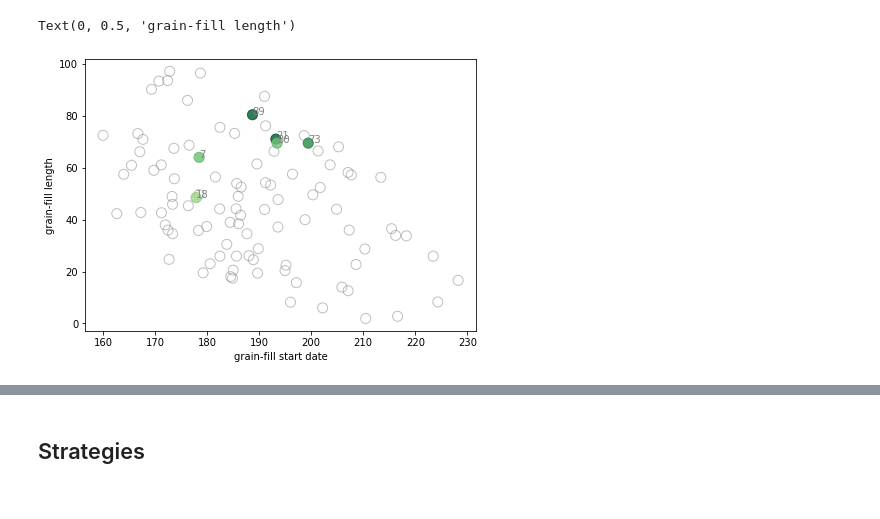
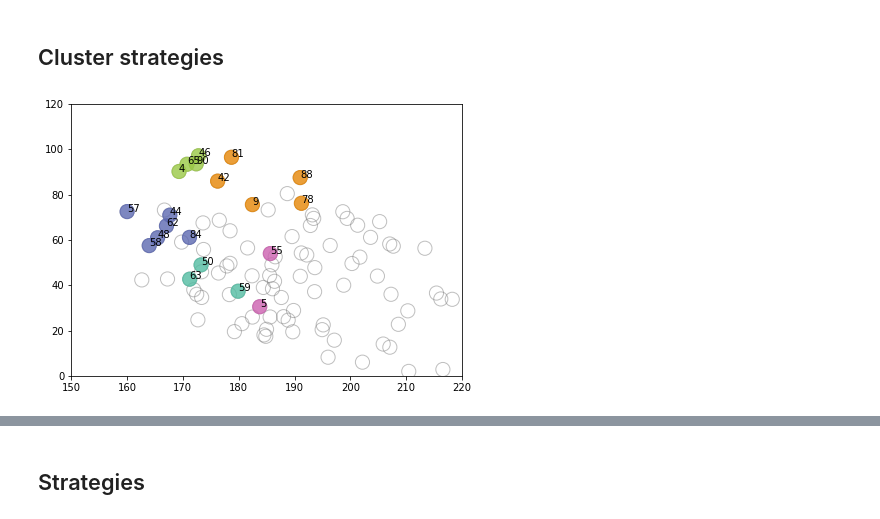
Before and after one commit to jennhsiao/upscale, a Jupyter notebook: notebooks/analys_strategies.ipynb, the cells around one changed output, grey strips where cells are left out. Saved outputs shown, nothing was run; the diff lists cells and outputs as text; code cells hidden in the pictures.

```diff
--- a/notebooks/analys_strategies.ipynb
+++ b/notebooks/analys_strategies.ipynb
@@ -89,36 +110,38 @@ Text(0, 0.5, 'grain-fill length')
-# %%
-# fetch gf start dates & gf length
-gf_startdates = df_phenology[df_phenology.pheno=='"grainFill"'].groupby(['cvar']).mean()['jday']
-gf_lengths = df_phenology[df_phenology.pheno=='"grainFill"'].groupby(['cvar']).mean()['pheno_days']
-
-# fetch top phenos
-#phenos = rank_top_phenos('present',20,1,1)[:50]
-#phenos = [73,25,21,30,89,12,54]
-phenos = [18,21,73,30,89,7]
-
-# visualization
-fig = plt.figure(figsize=(7,5))
-ax = fig.add_subplot(1,1,1)
-
-ax.scatter(gf_startdates, gf_lengths, alpha=0.5, s=100,
-           facecolor='none', edgecolor='grey')
-
-for pheno in phenos:
-    ax.annotate(pheno, (gf_startdates[pheno], gf_lengths[pheno]), color='grey')
-
-gfs = [gf_startdates[pheno] for pheno in phenos]
-gfl = [gf_lengths[pheno] for pheno in phenos]
-
-LAs = []
-for pheno in phenos:
-    LA = df_leaves.query(f'cvar=={pheno}').groupby('site').max()['LA'].mean()
-    LAs.append(LA)
-
-ax.scatter(gfs, gfl, c=LAs, s=100, cmap=YlGn_8.mpl_colormap,
-           vmin=500, vmax=8000, alpha=0.8)
-
-ax.set_xlabel('grain-fill start date')
-ax.set_ylabel('grain-fill length')
-# %% [output]
-Text(0, 0.5, 'grain-fill length')
-[figure, removed]
+# %% [markdown]
+## Cluster strategies
+# %%
+n_clusters = 5
+phenos = rank_top_phenos('present',20,1,1)[:20]
+
+# fetch emps
+gfs = [gf_startdates[pheno] for pheno in phenos]
+gfl = [gf_lengths[pheno] for pheno in phenos]
+LAs = []
+for pheno in phenos:
+    LA = df_leaves.query(f'cvar=={pheno}').groupby('site').max()['LA'].mean()
+    LAs.append(LA)
+
+# compiled df_emps & standardize
+df_emps = pd.DataFrame({'cvar':phenos, 'gfs': gfs, 'gfl': gfl, 'LA': LAs})
+df_emps_std = StandardScaler().fit_transform(df_emps.iloc[:,1:])
+
+# cluster
+kmeans_mod = KMeans(n_clusters=n_clusters)
+kmeans_mod.fit(df_emps_std)
+y_kmeans = kmeans_mod.predict(df_emps_std)
+df_emps['group'] = y_kmeans
+
+
+fig = plt.figure(figsize=(7,5))
+ax = fig.add_subplot()
+ax.scatter(gf_startdates, gf_lengths, alpha=0.5, s=200,
+           facecolor='none', edgecolor='grey')
+ax.scatter(df_emps.gfs, df_emps.gfl, c=df_emps.group,
+           cmap = Vivid_5.mpl_colormap, s=200, alpha=0.8)
+ax.set_ylim(0,120)
+ax.set_xlim(150,220)
+
+for item, pheno in enumerate(phenos):
+    ax.annotate(pheno, (gfs[item], gfl[item]), color='black')
+# %% [output]
+[figure, added]
```
Also changed, not shown: parts of 31 cells of this notebook, 2 other files.
